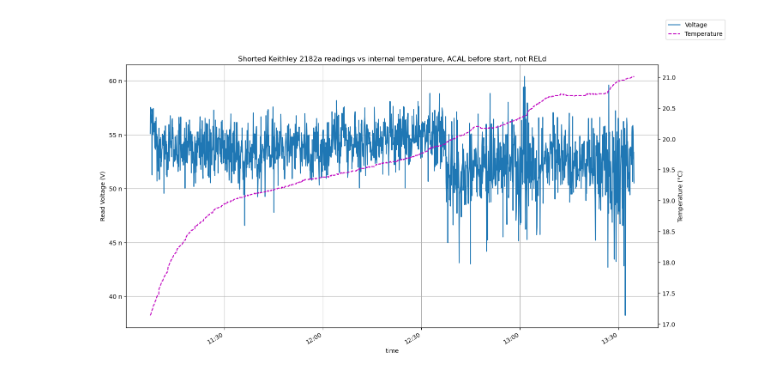
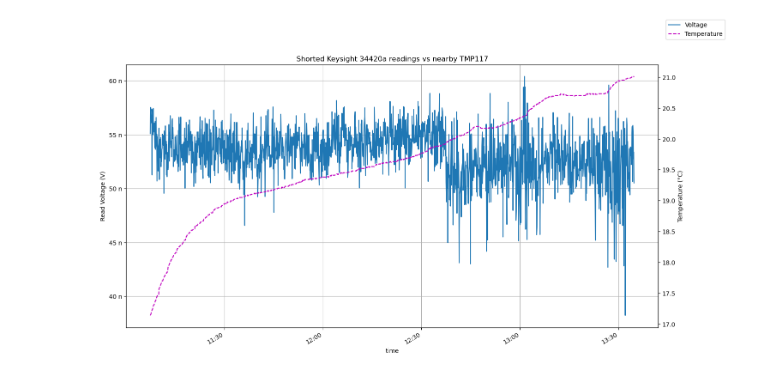
Before and after one commit to marcoreps/34420a, a Jupyter notebook: tempco_test.ipynb, the cells around one changed output. Saved outputs shown, nothing was run; the diff lists cells and outputs as text; code cells hidden in the pictures.

```diff
--- a/tempco_test.ipynb
+++ b/tempco_test.ipynb
@@ -9,32 +9,32 @@ from matplotlib.ticker import FormatStrFormatter
 
 # Fetch data
 raw=pd.read_csv("https://raw.githubusercontent.com/marcoreps/34420a/refs/heads/main/20241201-110710_Keysight_34420a_tempco.csv")
 
 # Use datetime as index
 raw["time"] = pd.to_datetime(raw["time"],unit='s')
 raw = raw.set_index(pd.DatetimeIndex(raw["time"]))
 raw = raw.drop('time', axis=1)
 
 plt.rcParams["figure.figsize"] = [16, 9]
 fig, ax = plt.subplots()
 twin1 = ax.twinx()
 twin1.set_ylabel("Temperature (°C)")
 ax.grid()
-ax.set(xlabel='time', ylabel='Read Voltage (V)', title='Shorted Keithley 2182a readings vs internal temperature, ACAL before start, not RELd')
+ax.set(xlabel='time', ylabel='Read Voltage (V)', title='Shorted Keysight 34420a readings vs nearby TMP117')
 
 ax.plot(raw["34420a_volt"], label='Voltage')
 twin1.plot(raw["TMP117_room_temp"],'m--', label='Temperature')
 ax.yaxis.set_major_formatter(EngFormatter())
 ax.yaxis.set_minor_formatter(EngFormatter())
 
 lines_labels = [ax.get_legend_handles_labels() for ax in fig.axes]
 lines, labels = [sum(lol, []) for lol in zip(*lines_labels)]
 fig.legend(lines, labels)
 
 date_form = DateFormatter("%H:%M")
 ax.xaxis.set_major_formatter(date_form)
 fig.autofmt_xdate()
 
 plt.show()
 # %% [output]
-[figure, old version]
+[figure, new version]
```
